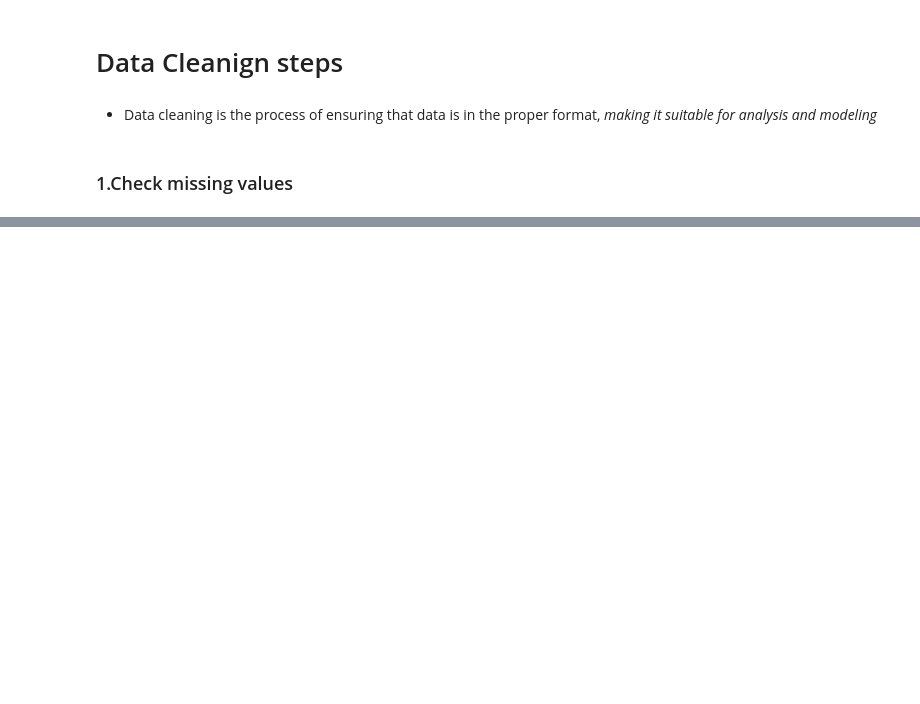
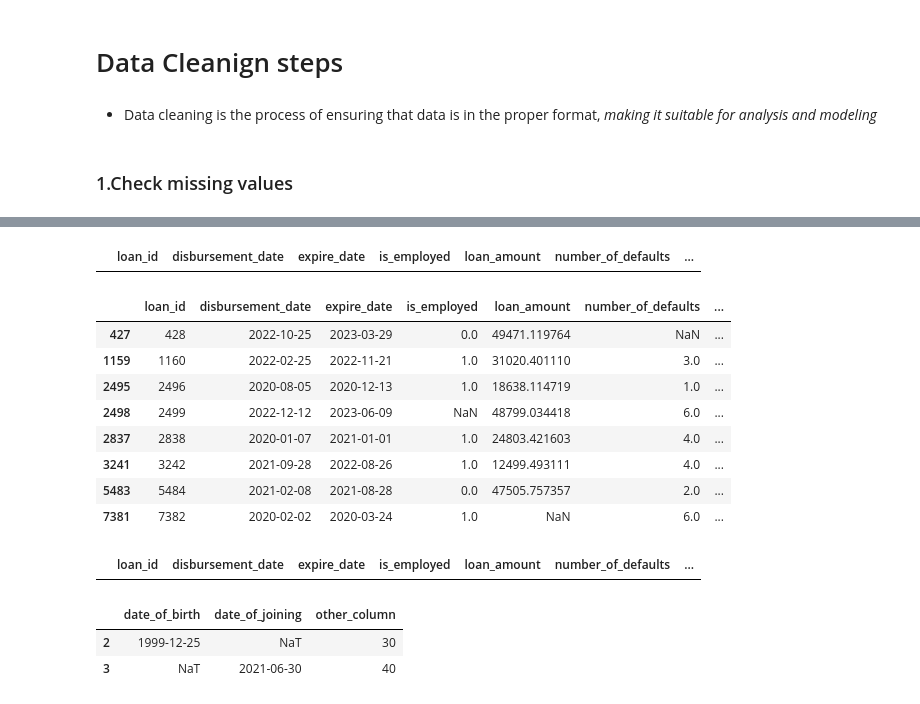
Before and after one commit to Tatenda1112/Data-cleaning-Steps, a Jupyter notebook: data_cleaning_steps.ipynb, the cells around one changed output, grey strips where cells are left out. Saved outputs shown, nothing was run; the diff lists cells and outputs as text; code cells hidden in the pictures; blank space fills up the shorter version.

```diff
--- a/data_cleaning_steps.ipynb
+++ b/data_cleaning_steps.ipynb
@@ -155,0 +137,10 @@ dtype: int64
+# %%
+num_columns = [
+    "loan_amount",
+    "number_of_defaults",
+    "outstanding_balance",
+    "interest_rate",
+    "age",
+    "remaining_term",
+    "salary",
+]
@@ -155,0 +158,7 @@ dtype: int64
+# %%
+conditions = [(data[col] < 0) | (data[col] == 0) for col in num_columns_ck]
+mask = pd.concat(conditions, axis=1).any(axis=1)
+check_negative_amounts_and_zeros = data[mask]
+check_negative_amounts_and_zeros
+# %% [output]
+|  | loan_id | disbursement_date | expire_date | is_employed | loan_amount | number_of_defaults | ... |
@@ -155,0 +172,3 @@ dtype: int64
+# %%
+data[num_columns] = data[num_columns].apply(pd.to_numeric, errors="coerce")
+not_converted_num = data.loc[data[num_columns].isnull().any(axis=1)]
@@ -155,0 +189,12 @@ dtype: int64
+# %%
+not_converted_num
+# %% [output]
+|  | loan_id | disbursement_date | expire_date | is_employed | loan_amount | number_of_defaults | ... |
+| 427 | 428 | 2022-10-25 | 2023-03-29 | 0.0 | 49471.119764 | NaN | ... |
+| 1159 | 1160 | 2022-02-25 | 2022-11-21 | 1.0 | 31020.401110 | 3.0 | ... |
+| 2495 | 2496 | 2020-08-05 | 2020-12-13 | 1.0 | 18638.114719 | 1.0 | ... |
+| 2498 | 2499 | 2022-12-12 | 2023-06-09 | NaN | 48799.034418 | 6.0 | ... |
+| 2837 | 2838 | 2020-01-07 | 2021-01-01 | 1.0 | 24803.421603 | 4.0 | ... |
+| 3241 | 3242 | 2021-09-28 | 2022-08-26 | 1.0 | 12499.493111 | 4.0 | ... |
+| 5483 | 5484 | 2021-02-08 | 2021-08-28 | 0.0 | 47505.757357 | 2.0 | ... |
+| 7381 | 7382 | 2020-02-02 | 2020-03-24 | 1.0 | NaN | 6.0 | ... |
@@ -155,0 +207,5 @@ dtype: int64
+# %%
+not_converted_dates = data.loc[data[dates_columns].isnull().any(axis=1)]
+not_converted_dates
+# %% [output]
+|  | loan_id | disbursement_date | expire_date | is_employed | loan_amount | number_of_defaults | ... |
@@ -155,0 +263,6 @@ dtype: int64
+# %%
+conver
+# %% [output]
+|  | date_of_birth | date_of_joining | other_column |
+| 2 | 1999-12-25 | NaT | 30 |
+| 3 | NaT | 2021-06-30 | 40 |
```
Also changed, not shown: parts of 40 cells of this notebook, 4 other files.
